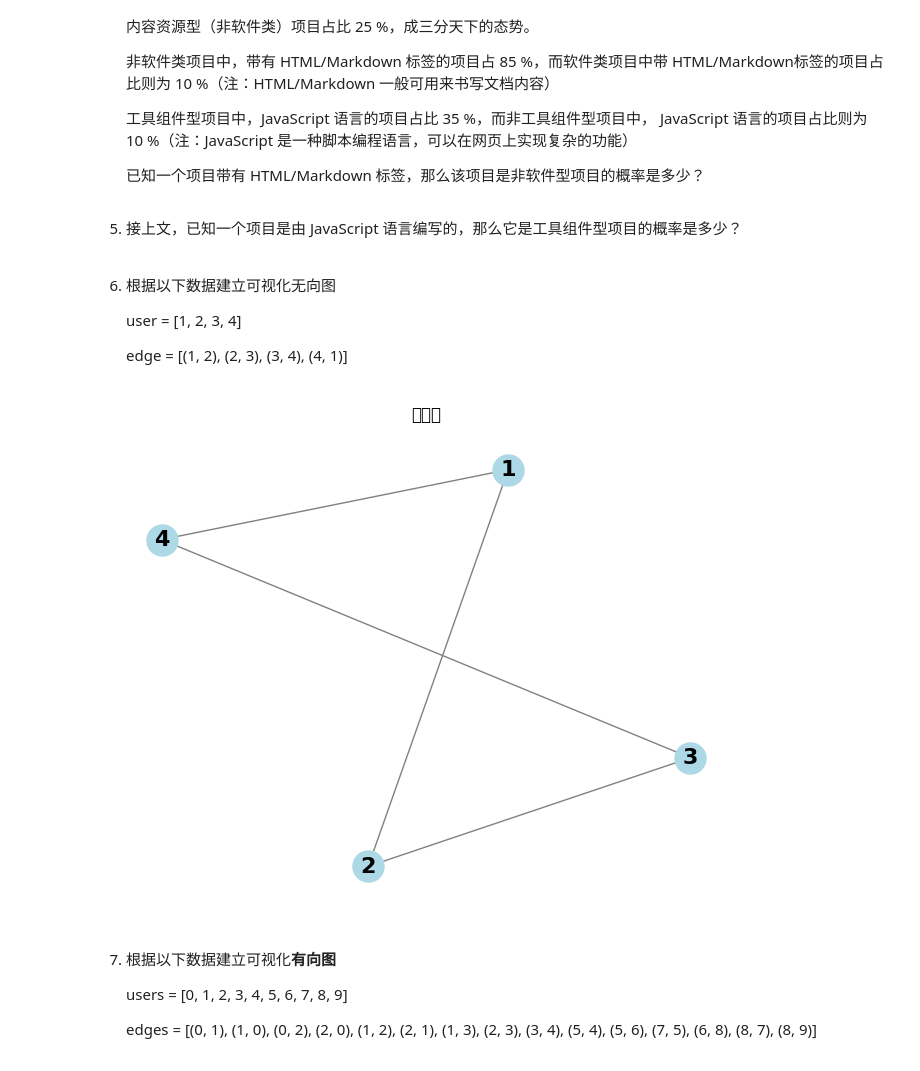
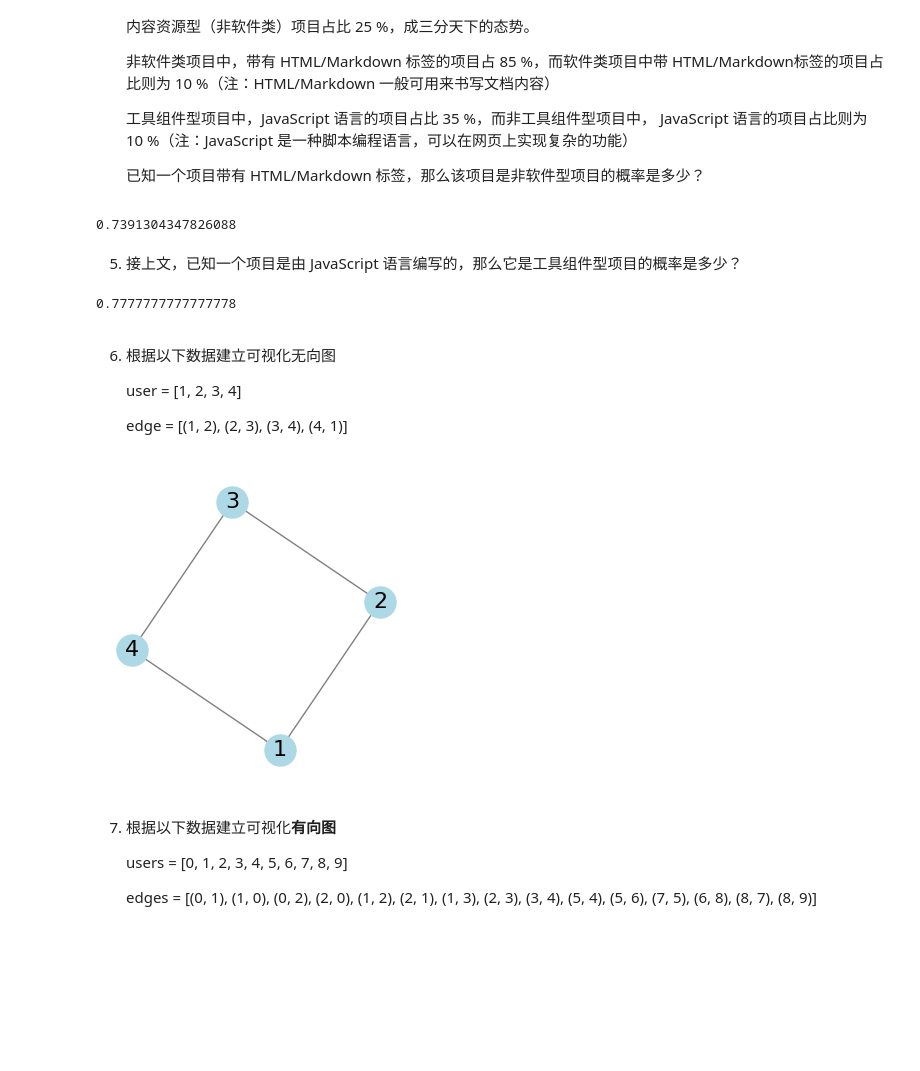
Before and after one commit to bouncekk/HomeWork, a Jupyter notebook: dase_homework/Homework6.ipynb, the cells around one changed output. Cells and saved outputs as stored; diff of their text form; code cells hidden in the pictures; blank space fills up the shorter version.

```diff
--- a/dase_homework/Homework6.ipynb
+++ b/dase_homework/Homework6.ipynb
@@ -41,8 +72,28 @@ print(f"中位数: {median_value}")
     工具组件型项目中，JavaScript 语言的项目占比 35 %，而非工具组件型项目中， JavaScript 语言的项目占比则为 10 %（注：JavaScript 是一种脚本编程语言，可以在网页上实现复杂的功能）
 
     已知一个项目带有 HTML/Markdown 标签，那么该项目是非软件型项目的概率是多少？
+# %%
+urhy = 0.85
+urhn = 0.15
+rhy = 0.1
+rhn = 0.9
+r = 0.75
+ur = 0.25
+res = (ur * urhy)/(ur * urhy + r * rhy)
+print(res)
+# %% [output]
+0.7391304347826088
 # %% [markdown]
 5. 接上文，已知一个项目是由 JavaScript 语言编写的，那么它是工具组件型项目的概率是多少？
+# %%
+g = 0.5
+ug = 0.5
+gjy = 0.35
+ugjy = 0.1
+res = (g * gjy)/(g * gjy + ug * ugjy)
+print(res)
+# %% [output]
+0.7777777777777778
 # %% [markdown]
 6. 根据以下数据建立可视化无向图
 
@@ -52,33 +103,22 @@ print(f"中位数: {median_value}")
 # %%
 import networkx as nx
 import matplotlib.pyplot as plt
-
-# 用户节点
 user = [1, 2, 3, 4]
-
-# 边
 edge = [(1, 2), (2, 3), (3, 4), (4, 1)]
-
-# 创建无向图
 G = nx.Graph()
-
 # 添加节点
 for u in user:
     G.add_node(u)
-
 # 添加边
 for e in edge:
     G.add_edge(e[0], e[1])
-
+plt.figure(figsize=(3, 3))
 # 绘制图形
-pos = nx.spring_layout(G)  # 使用spring布局算法来确定节点的位置
-nx.draw(G, pos, with_labels=True, node_color='lightblue', node_size=500, font_size=16, font_weight='bold', edge_color='gray')
-
-# 显示图形
-plt.title('无向图')
+pos = nx.spring_layout(G)
+nx.draw(G, pos, with_labels=True, node_color='lightblue', node_size=500, font_size=16, edge_color='gray')
 plt.show()
 # %% [output]
-[figure, old version]
+[figure, new version]
 # %% [markdown]
 7. 根据以下数据建立可视化**有向图**
 
```
Also changed, not shown: parts of 6 cells of this notebook, 2 other files.
